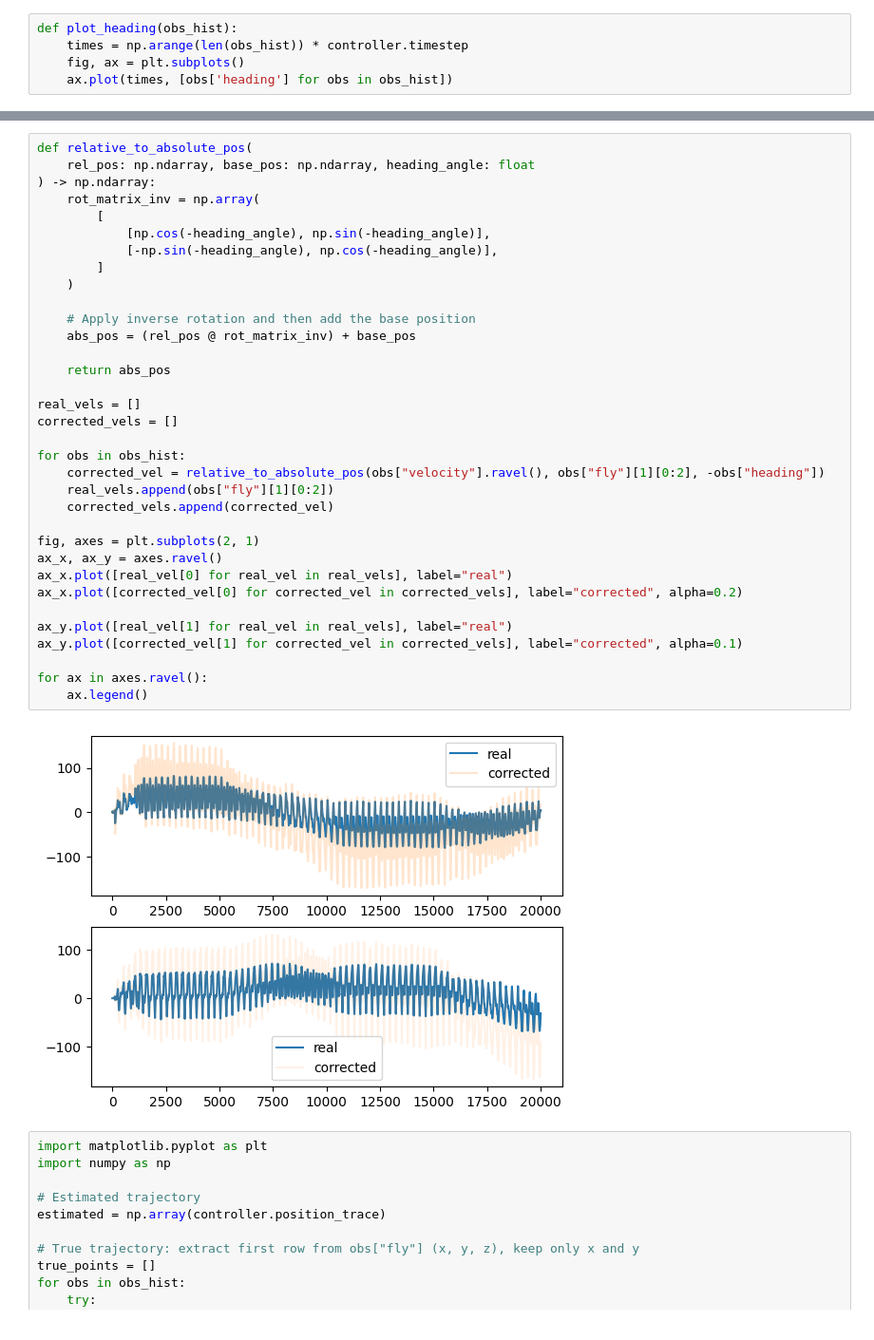
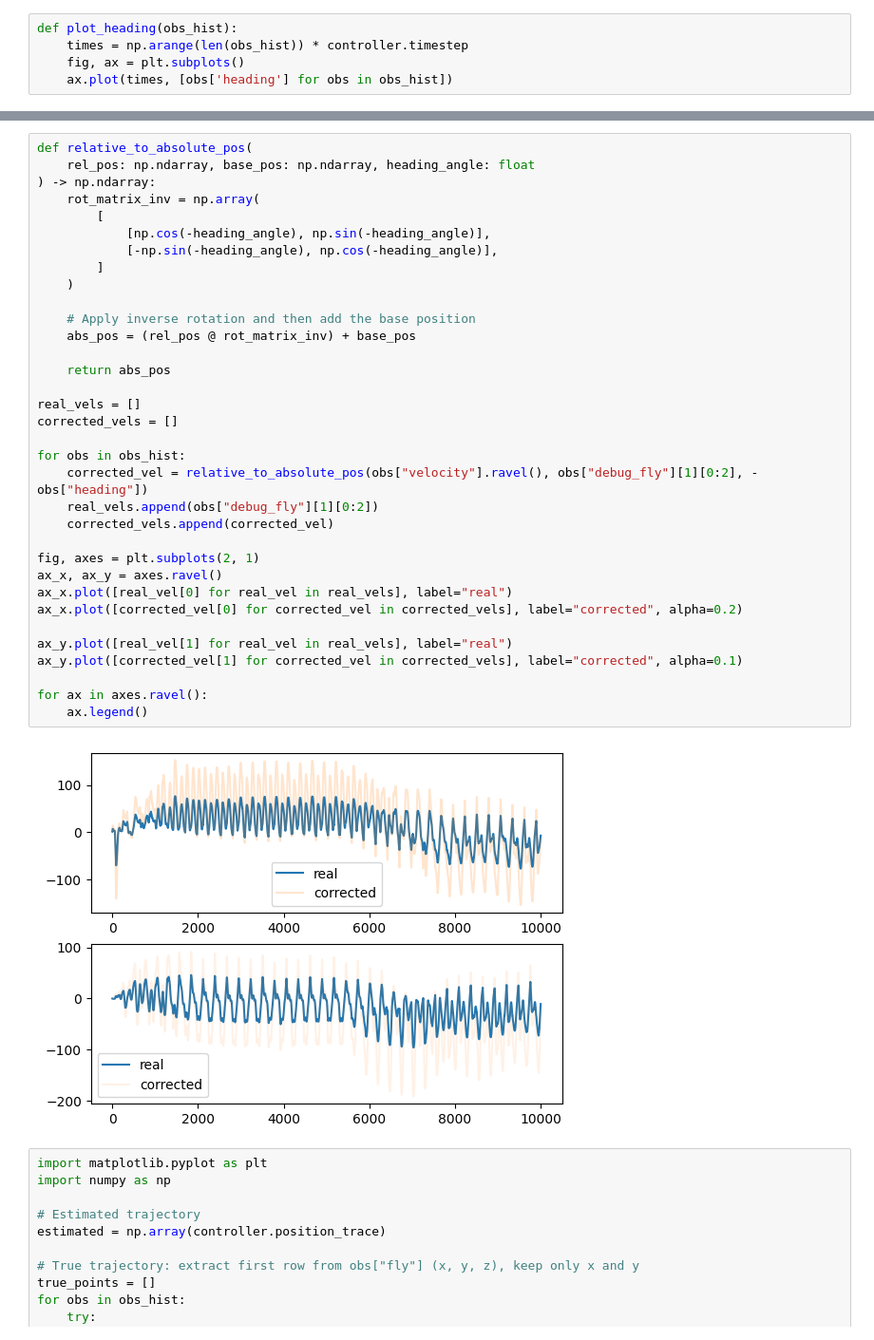
Before and after one commit to Sophiemeuw/FlyFly, a Jupyter notebook: test_controller.ipynb, the cells around one changed output, grey strips where cells are left out. Shown at 95% size. Saved outputs shown, nothing was run; the diff lists cells and outputs as text.

```diff
--- a/test_controller.ipynb
+++ b/test_controller.ipynb
@@ -242,36 +211,36 @@ def relative_to_absolute_pos(
 ) -> np.ndarray:
     rot_matrix_inv = np.array(
         [
             [np.cos(-heading_angle), np.sin(-heading_angle)],
             [-np.sin(-heading_angle), np.cos(-heading_angle)],
         ]
     )
 
     # Apply inverse rotation and then add the base position
     abs_pos = (rel_pos @ rot_matrix_inv) + base_pos
 
     return abs_pos
 
 real_vels = []
 corrected_vels = []
 
 for obs in obs_hist:
-    corrected_vel = relative_to_absolute_pos(obs["velocity"].ravel(), obs["fly"][1][0:2], -obs["heading"])
-    real_vels.append(obs["fly"][1][0:2])
+    corrected_vel = relative_to_absolute_pos(obs["velocity"].ravel(), obs["debug_fly"][1][0:2], -obs["heading"])
+    real_vels.append(obs["debug_fly"][1][0:2])
     corrected_vels.append(corrected_vel)
 
 fig, axes = plt.subplots(2, 1)
 ax_x, ax_y = axes.ravel()
 ax_x.plot([real_vel[0] for real_vel in real_vels], label="real")
 ax_x.plot([corrected_vel[0] for corrected_vel in corrected_vels], label="corrected", alpha=0.2)
 
 ax_y.plot([real_vel[1] for real_vel in real_vels], label="real")
 ax_y.plot([corrected_vel[1] for corrected_vel in corrected_vels], label="corrected", alpha=0.1)
 
 for ax in axes.ravel():
     ax.legend()
 # %% [output]
-[figure, old version]
+[figure, new version]
 # %%
 import matplotlib.pyplot as plt
 import numpy as np
```
Also changed, not shown: parts of 3 cells of this notebook.
